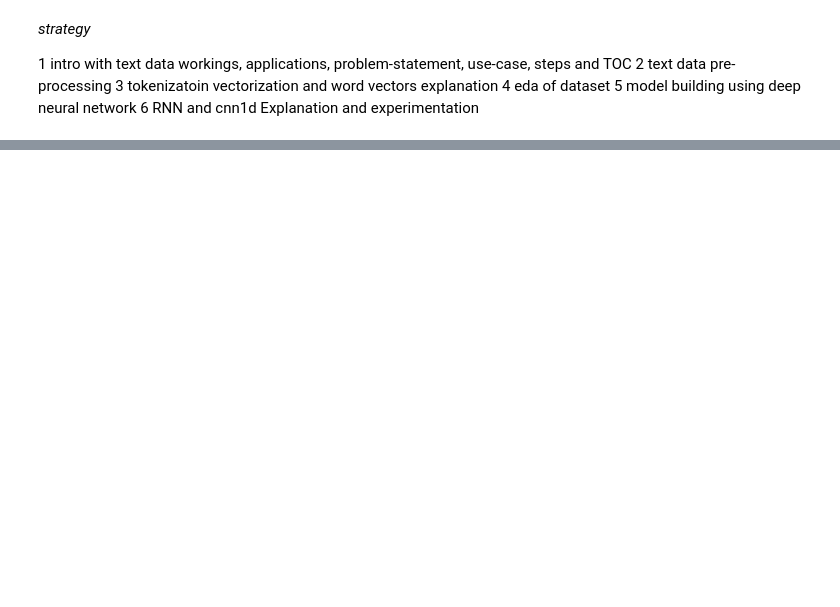
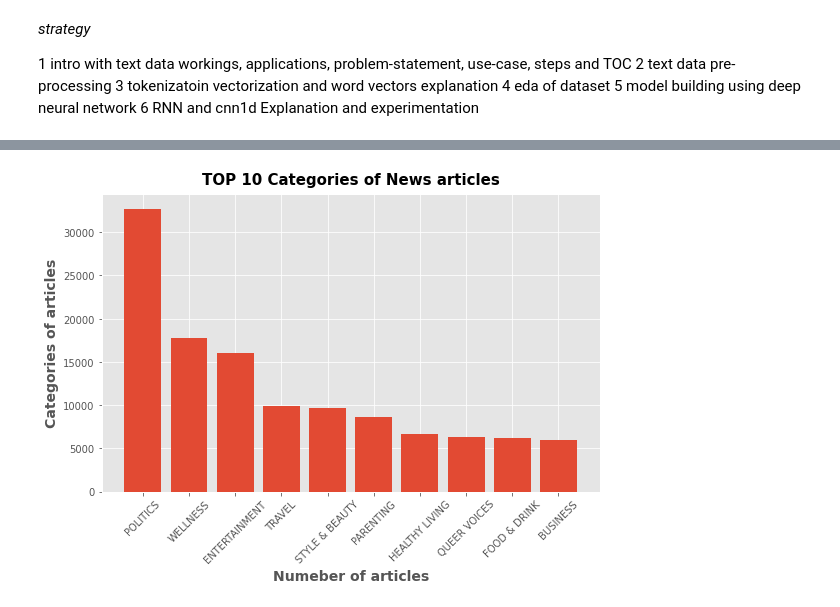
Before and after one commit to avikumart/Natural-language-processing, a Jupyter notebook: nlp-news-articles-classif-wordembeddings-rnn.ipynb, the cells around one changed output, grey strips where cells are left out. Drawn from its saved outputs; the diff is of its cells as text; code cells hidden in the pictures; blank space fills up the shorter version.

Commit message:
Kaggle Notebook | [NLP]News_articles_classif (Wordembeddings&RNN)📰 | Version 2

```diff
--- a/nlp-news-articles-classif-wordembeddings-rnn.ipynb
+++ b/nlp-news-articles-classif-wordembeddings-rnn.ipynb
@@ -44,3 +56,18 @@ import pandas as pd
 import matplotlib.pyplot as plt
 import seaborn as sns
 import os
+import pandas_profiling as pp
+from markupsafe import escape
+%matplotlib inline
+
+# matplotlib defaults
+plt.style.use("ggplot")
+plt.rc("figure", autolayout=True)
+plt.rc(
+    "axes",
+    labelweight="bold",
+    labelsize="large",
+    titleweight="bold",
+    titlesize=14,
+    titlepad=10,
+)
@@ -60,0 +139,4 @@ df.shape
+# %%
+# drop columns like authors, links and date as they are irrelevent to our problem.
+new_df = df.drop(columns=['authors','link','date'])
+new_df.head()
@@ -60,0 +150,15 @@ df.shape
+# %%
+# Top categories by and number of articles per categories
+cat_df = pd.DataFrame(new_df['category'].value_counts()).reset_index()
+cat_df.rename(columns={'index':'news_classes','category':'numcat'}, inplace=True)
+
+# Visualize top 10 categories and proportion of each categories in dataset
+plt.figure(figsize=(8,6))
+plt.bar(np.array(cat_df.news_classes)[:10], np.array(cat_df.numcat)[:10])
+plt.title("TOP 10 Categories of News articles", size=15)
+plt.xlabel("Numeber of articles", size=14)
+plt.xticks(rotation=45)
+plt.ylabel("Categories of articles", size=14)
+plt.show()
+# %% [output]
+[figure, added]
```
Also changed, not shown: parts of 14 cells of this notebook.
